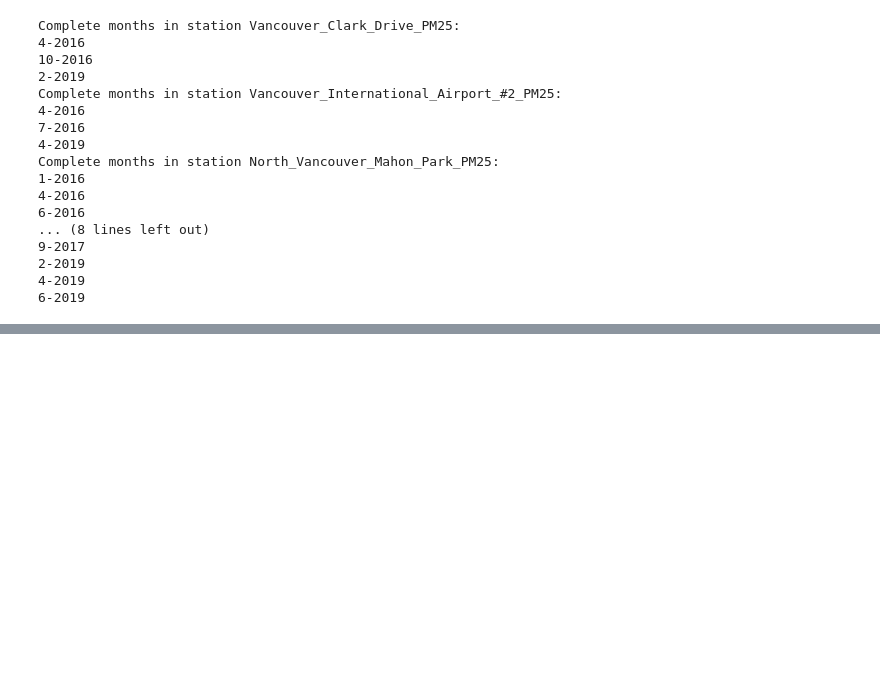
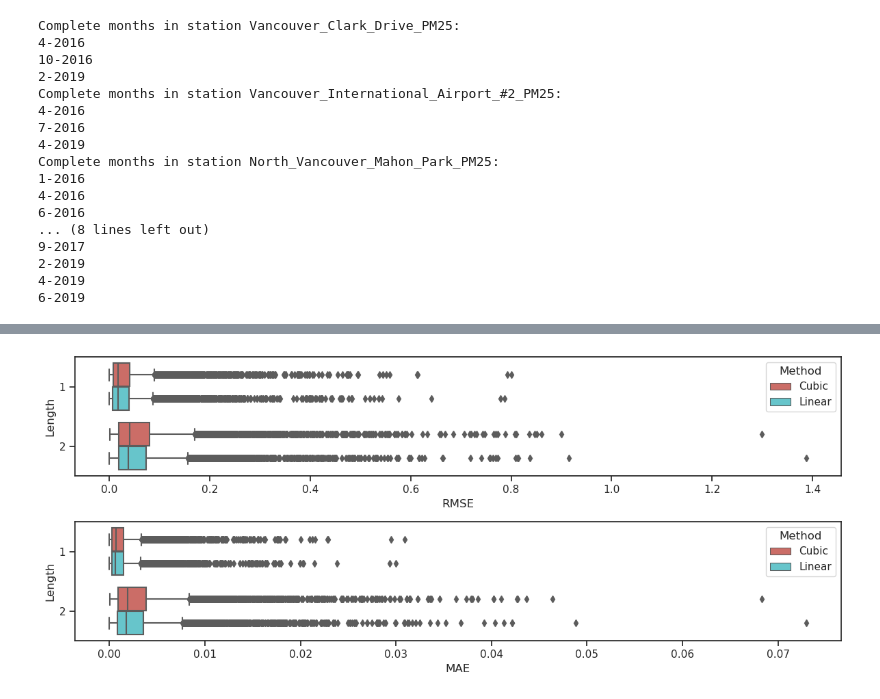
Before and after one commit to erich-hs/Air-We-Breathe, a Jupyter notebook: awb_Missing.ipynb, the cells around one changed output, grey strips where cells are left out. Saved outputs shown, nothing was run; the diff lists cells and outputs as text; code cells hidden in the pictures; blank space fills up the shorter version.

```diff
--- a/awb_Missing.ipynb
+++ b/awb_Missing.ipynb
@@ -575,0 +602,8 @@ pd.DataFrame(imputation_results["Vancouver_Clark_Drive_PM25_2-2019"]).plot(kind=
+# %%
+# Concatenating master dataframe
+subsets = []
+for subset in imputation_results.keys():
+    subsets.append(pd.DataFrame(imputation_results[subset]))
+
+metrics_df = pd.concat(subsets).reset_index(drop=True)
+metrics_df.round(6).head()
@@ -575,0 +639,14 @@ pd.DataFrame(imputation_results["Vancouver_Clark_Drive_PM25_2-2019"]).plot(kind=
+# %%
+# Melting dataframes for boxplot visualizations
+RMSE_melt_df = pd.melt(metrics_df[["RMSE_Cubic", "RMSE_Linear", "Missing_Length"]].rename(columns=lambda x: x.split("_")[1]),
+                      id_vars="Length",
+                      var_name="Method",
+                      value_name="RMSE")
+
+MAE_melt_df = pd.melt(metrics_df[["MAE_Cubic", "MAE_Linear", "Missing_Length"]].rename(columns=lambda x: x.split("_")[1]),
+                      id_vars="Length",
+                      var_name="Method",
+                      value_name="MAE")
+
+display(RMSE_melt_df.head())
+display(MAE_melt_df.head())
@@ -575,0 +666,21 @@ pd.DataFrame(imputation_results["Vancouver_Clark_Drive_PM25_2-2019"]).plot(kind=
+# %%
+# Boxplot of metrics results
+fig, axs = plt.subplots(2, 1, figsize=(12, 5))
+box_plot_args = {
+    "y": "Length",
+    "hue": "Method",
+    "palette": "hls",
+    "orient": "h"
+}
+sns.boxplot(RMSE_melt_df,
+            x="RMSE",
+            ax=axs[0],
+            **box_plot_args)
+sns.boxplot(MAE_melt_df,
+            x="MAE",
+            ax=axs[1],
+            **box_plot_args)
+fig.tight_layout()
+plt.show()
+# %% [output]
+[figure, added]
```
Also changed, not shown: parts of 30 cells of this notebook, 2 other files.
